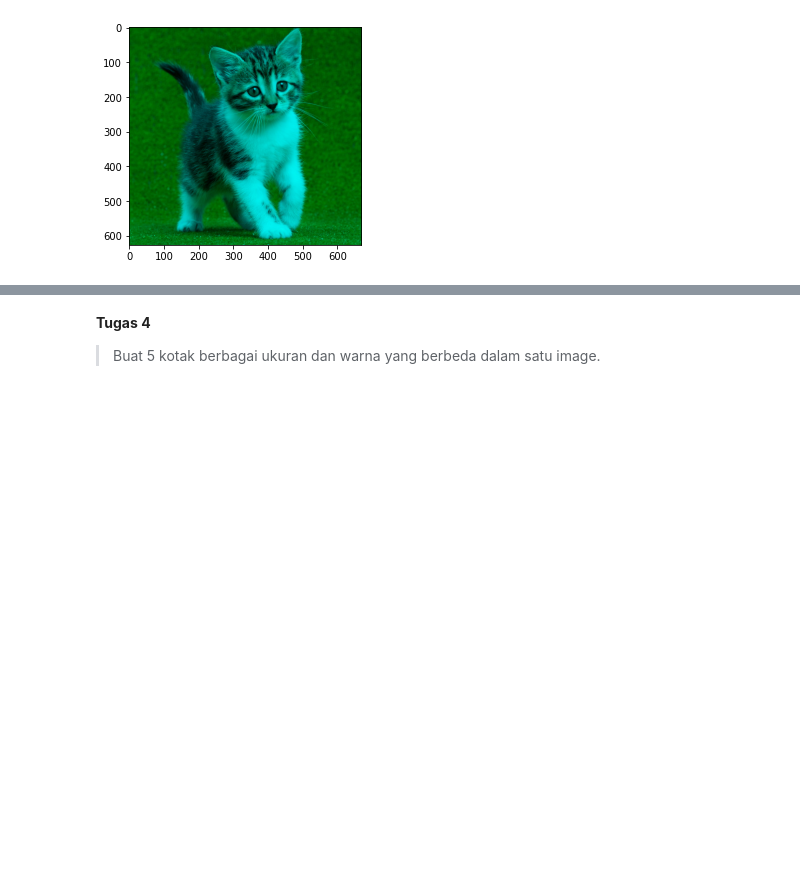
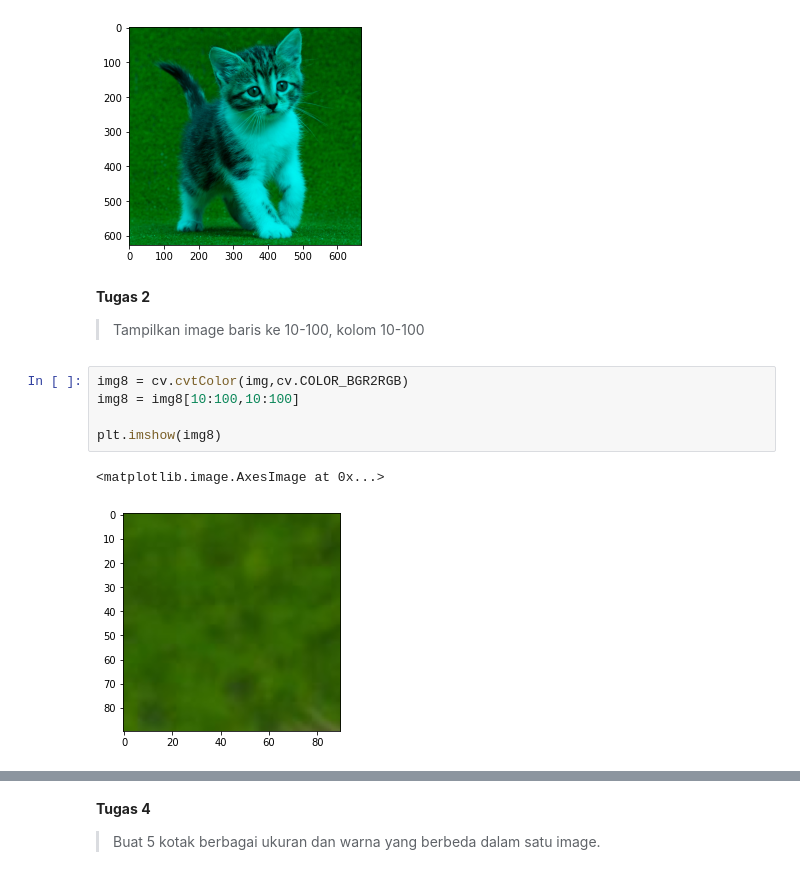
Before and after one commit to tsaniarisqi/PCVK_Matrikulasi_2022, a Jupyter notebook: modul2.ipynb, the cells around one changed output, grey strips where cells are left out. Cells and saved outputs as stored; diff of their text form; blank space fills up the shorter version.

```diff
--- a/modul2.ipynb
+++ b/modul2.ipynb
@@ -144,3 +144,16 @@ plt.imshow(img7)
 # %% [output]
 <matplotlib.image.AxesImage at 0x...>
 [figure]
+# %% [markdown]
+**Tugas 2**
+
+
+> Tampilkan image baris ke 10-100, kolom 10-100
+# %%
+img8 = cv.cvtColor(img,cv.COLOR_BGR2RGB)
+img8 = img8[10:100,10:100]
+
+plt.imshow(img8)
+# %% [output]
+<matplotlib.image.AxesImage at 0x...>
+[figure, added]
```
Also changed, not shown: parts of 2 cells of this notebook.
